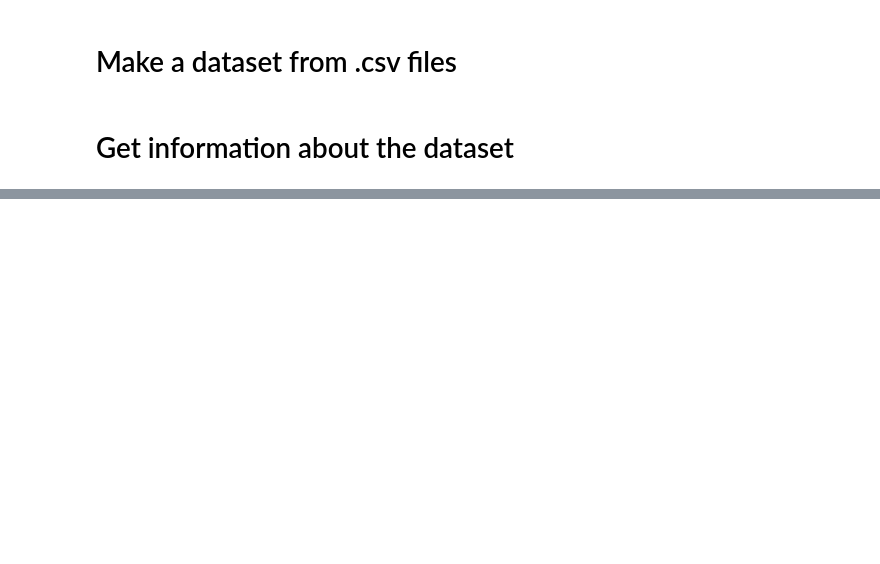
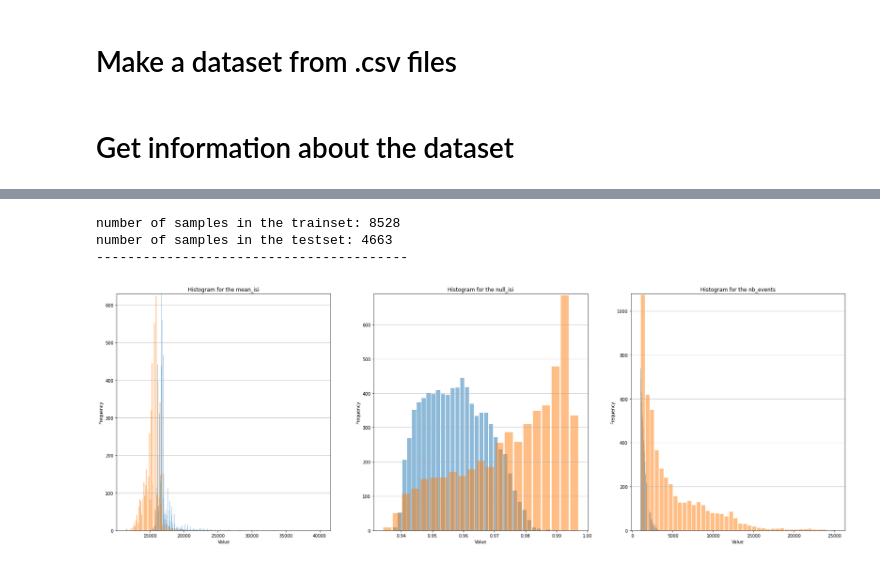
Before and after one commit to AntoineGrimaldi/aprovhots, a Jupyter notebook: notebook/2021-12-16_Make_dataset.ipynb, the cells around one changed output, grey strips where cells are left out. Cells and saved outputs as stored; diff of their text form; code cells hidden in the pictures; blank space fills up the shorter version.

```diff
--- a/notebook/2021-12-16_Make_dataset.ipynb
+++ b/notebook/2021-12-16_Make_dataset.ipynb
@@ -30,0 +31,7 @@ NameError: name 'plt' is not defined
+# %%
+values = get_dataset_info(trainset,testset,properties = ['mean_isi', 'null_isi', 'nb_events'],  distinguish_labels=True)
+# %% [output]
+number of samples in the trainset: 8528
+number of samples in the testset: 4663
+----------------------------------------
+[figure, added]
```
Also changed, not shown: parts of 7 cells of this notebook, 2 other files.
